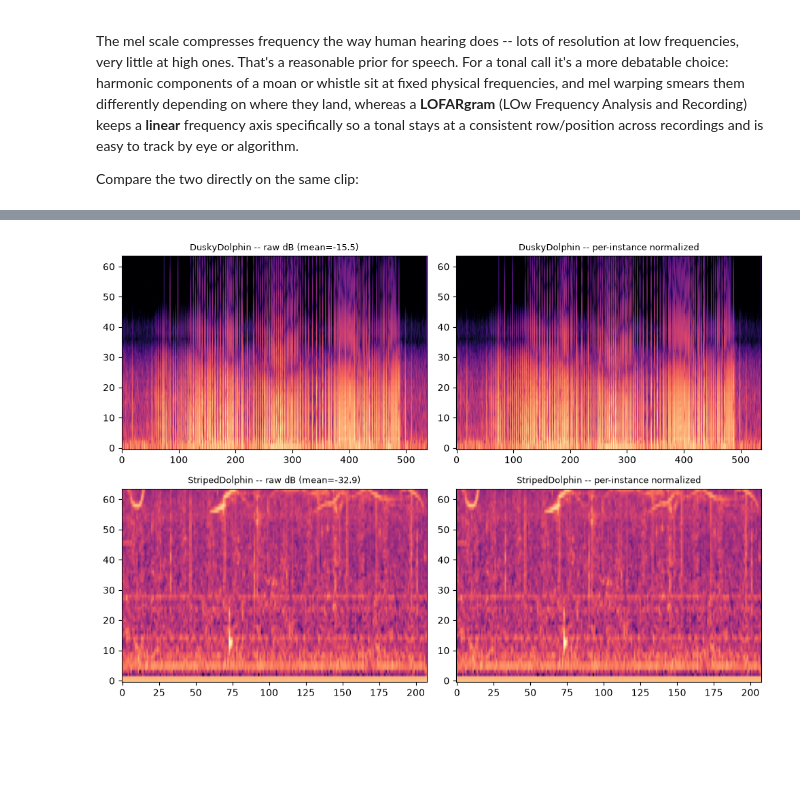
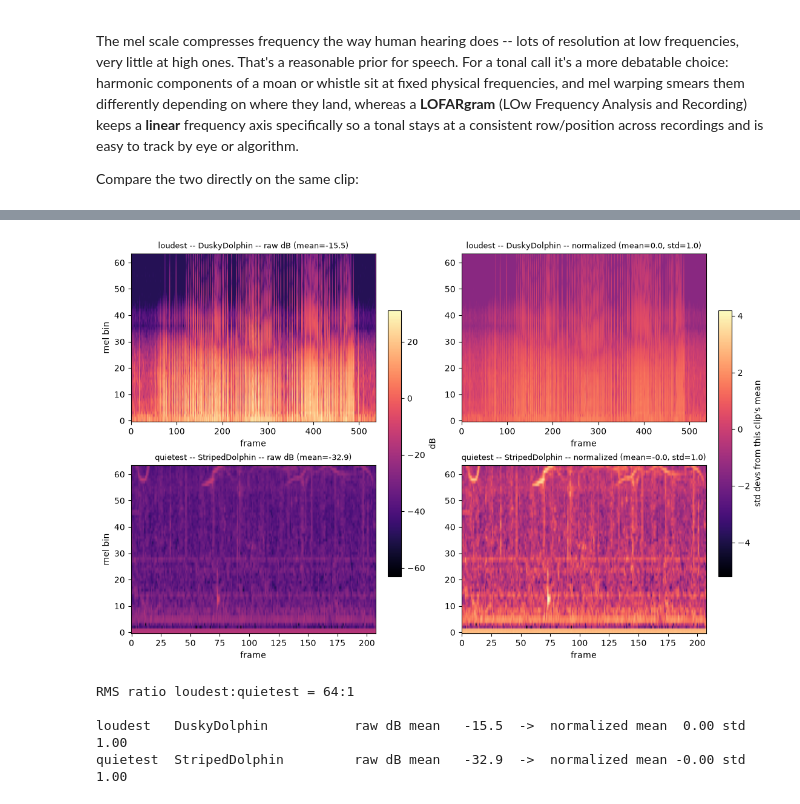
Before and after one commit to KJWesthoff/MarineMammals, a Jupyter notebook: notebooks/01_signal_processing_fundamentals.ipynb, the cells around one changed output, grey strips where cells are left out. Cells and saved outputs as stored; diff of their text form; code cells hidden in the pictures; blank space fills up the shorter version.

```diff
--- a/notebooks/01_signal_processing_fundamentals.ipynb
+++ b/notebooks/01_signal_processing_fundamentals.ipynb
@@ -120,7 +165,7 @@ train is broadband and time-localized -- exactly the opposite need.
 10ms hop (speech defaults) -- let's see whether that's actually a good
 choice for a tonal call.
 # %%
-clip = by_class[12][0]  # HumpbackWhale -- sustained tonal moan
+clip = examples[12]  # HumpbackWhale -- sustained tonal moan
 y, sr = sf.read(clip.path)
 wav = torch.from_numpy(y.astype(np.float32)).unsqueeze(0)
 
@@ -138,7 +183,7 @@ for ax, (title, n_fft, hop) in zip(axes, configs):
     ax.set_title(title, fontsize=9)
     ax.set_xlabel("frame")
 ax0 = axes[0]; ax0.set_ylabel("mel bin")
-fig.suptitle(f"HumpbackWhale clip ({clip.path.name}) at three time/frequency resolutions")
+fig.suptitle(f"HumpbackWhale clip ({clip.record_number}) at three time/frequency resolutions")
 plt.tight_layout()
 plt.show()
 # %% [output]
@@ -200,31 +264,56 @@ compare:
 # %%
 rng = np.random.default_rng(0)
 sample = rng.choice(manifest, size=200, replace=False)
 rms_vals = []
 for clip in sample:
     y_s, sr_s = sf.read(clip.path)
     rms_vals.append(np.sqrt(np.mean(y_s.astype(np.float64) ** 2)))
 rms_vals = np.array(rms_vals)
 loud_clip, quiet_clip = sample[rms_vals.argmax()], sample[rms_vals.argmin()]
 
+feat_raw = LogMelSpectrogram(per_instance_normalize=False)
 feat_norm = LogMelSpectrogram(per_instance_normalize=True)
-feat_raw = LogMelSpectrogram(per_instance_normalize=False)
 
-fig, axes = plt.subplots(2, 2, figsize=(10, 7))
-for row, clip in enumerate([loud_clip, quiet_clip]):
+specs = {}
+for role, clip in [("loudest", loud_clip), ("quietest", quiet_clip)]:
     y_c, sr_c = sf.read(clip.path)
     w = torch.from_numpy(y_c.astype(np.float32)).unsqueeze(0)
-    raw = feat_raw(w).squeeze(0).numpy()
-    norm = feat_norm(w).squeeze(0).numpy()
+    specs[role] = (clip, feat_raw(w).squeeze(0).numpy(), feat_norm(w).squeeze(0).numpy())
+
+# One colour scale per column, shared by both rows -- the whole point of
+# the figure. Left to autoscale, each panel would be stretched to its own
+# min/max and the raw and normalized versions of the same clip would come
+# out identical images (z-scoring is affine; see the text above).
+raw_lim = (min(s[1].min() for s in specs.values()), max(s[1].max() for s in specs.values()))
+norm_lim = (min(s[2].min() for s in specs.values()), max(s[2].max() for s in specs.values()))
+
+fig, axes = plt.subplots(2, 2, figsize=(11, 7), constrained_layout=True)
+for row, (role, (clip, raw, norm)) in enumerate(specs.items()):
     label = CLASS_INFO[clip.label]["display_name"]
-    axes[row, 0].imshow(raw, aspect="auto", origin="lower", cmap="magma")
-    axes[row, 0].set_title(f"{label} -- raw dB (mean={raw.mean():.1f})", fontsize=9)
-    axes[row, 1].imshow(norm, aspect="auto", origin="lower", cmap="magma")
-    axes[row, 1].set_title(f"{label} -- per-instance normalized", fontsize=9)
-plt.tight_layout()
+    im_raw = axes[row, 0].imshow(raw, aspect="auto", origin="lower", cmap="magma",
+                                 vmin=raw_lim[0], vmax=raw_lim[1])
+    axes[row, 0].set_title(f"{role} -- {label} -- raw dB (mean={raw.mean():.1f})", fontsize=9)
+    im_norm = axes[row, 1].imshow(norm, aspect="auto", origin="lower", cmap="magma",
+                                  vmin=norm_lim[0], vmax=norm_lim[1])
+    axes[row, 1].set_title(f"{role} -- {label} -- normalized "
+                           f"(mean={norm.mean():.1f}, std={norm.std():.1f})", fontsize=9)
+    axes[row, 0].set_ylabel("mel bin")
+    axes[row, 1].set_xlabel("frame")
+    axes[row, 0].set_xlabel("frame")
+fig.colorbar(im_raw, ax=axes[:, 0], label="dB", shrink=0.7)
+fig.colorbar(im_norm, ax=axes[:, 1], label="std devs from this clip's mean", shrink=0.7)
 plt.show()
+
+print(f"RMS ratio loudest:quietest = {rms_vals.max() / rms_vals.min():.0f}:1\n")
+for role, (clip, raw, norm) in specs.items():
+    print(f"{role:9s} {CLASS_INFO[clip.label]['display_name']:22s} "
+          f"raw dB mean {raw.mean():7.1f}  ->  normalized mean {norm.mean():5.2f} std {norm.std():4.2f}")
 # %% [output]
-[figure, old version]
+[figure, new version]
+RMS ratio loudest:quietest = 64:1
+
+loudest   DuskyDolphin           raw dB mean   -15.5  ->  normalized mean  0.00 std 1.00
+quietest  StripedDolphin         raw dB mean   -32.9  ->  normalized mean -0.00 std 1.00
 # %% [markdown]
 ## 5. Beyond the spectrogram: DEMON analysis
 
```
Also changed, not shown: parts of 15 cells of this notebook, 1 other file.
